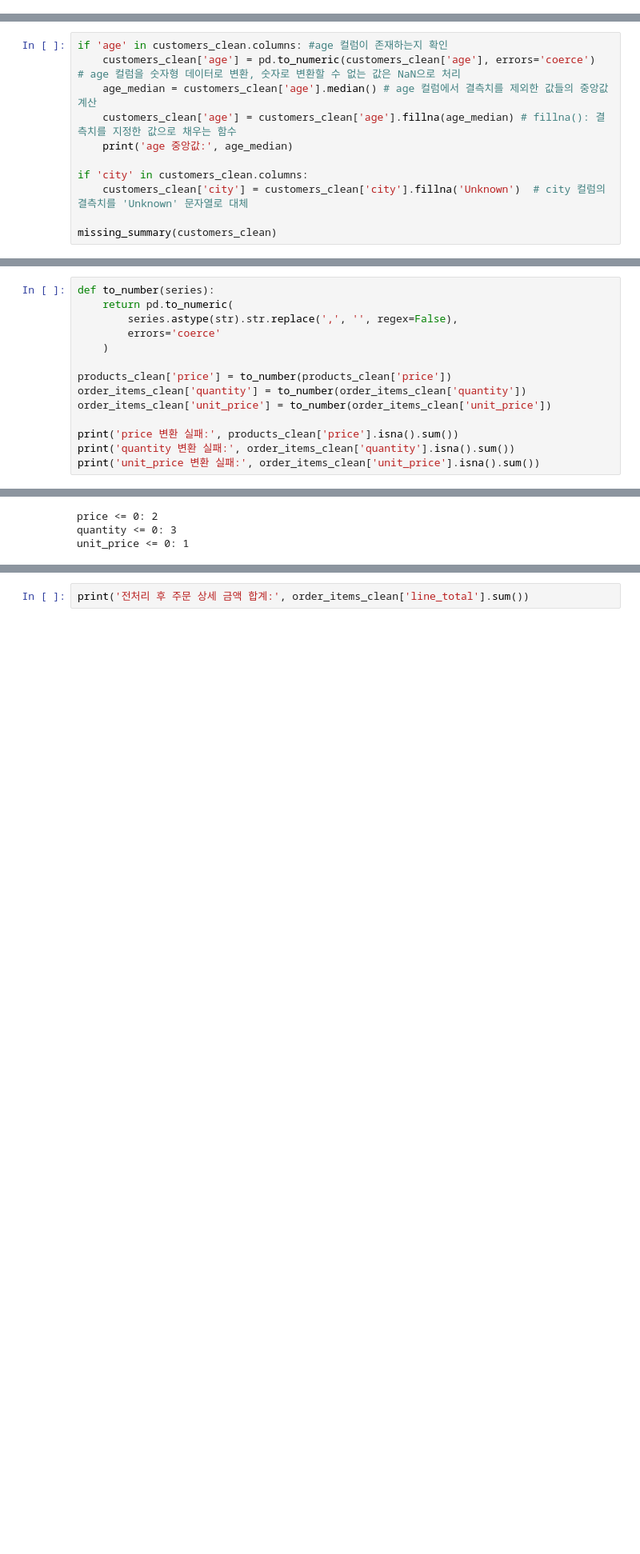
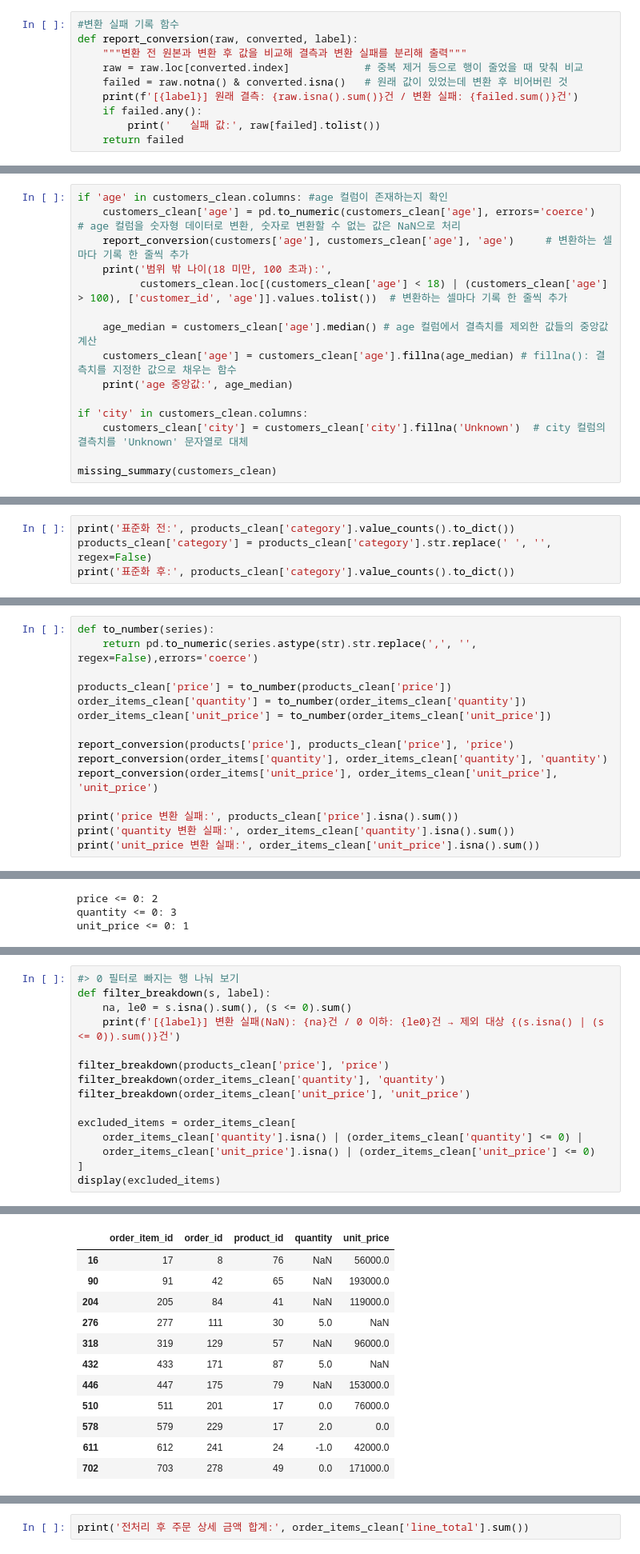
Before and after one commit to Chloe-Hyebin-Kim/llm-data-analysis-course, a Jupyter notebook: practice/chapter05/chapter05.ipynb, the cells around one changed output, grey strips where cells are left out. Shown at 80% size. Cells and saved outputs as stored; diff of their text form; blank space fills up the shorter version.

````diff
--- a/practice/chapter05/chapter05.ipynb
+++ b/practice/chapter05/chapter05.ipynb
@@ -233,6 +233,16 @@ missing_summary(customers_clean)
 | customer_id | 0 | 0.00 |
 | gender | 0 | 0.00 |
 | signup_date | 0 | 0.00 |
+# %%
+#변환 실패 기록 함수
+def report_conversion(raw, converted, label):
+    """변환 전 원본과 변환 후 값을 비교해 결측과 변환 실패를 분리해 출력"""
+    raw = raw.loc[converted.index]            # 중복 제거 등으로 행이 줄었을 때 맞춰 비교
+    failed = raw.notna() & converted.isna()   # 원래 값이 있었는데 변환 후 비어버린 것
+    print(f'[{label}] 원래 결측: {raw.isna().sum()}건 / 변환 실패: {failed.sum()}건')
+    if failed.any():
+        print('   실패 값:', raw[failed].tolist())
+    return failed
 # %% [markdown]
 ## 8. 결측치 처리하기
 
@@ -245,6 +255,10 @@ missing_summary(customers_clean)
 # %%
 if 'age' in customers_clean.columns: #age 컬럼이 존재하는지 확인
     customers_clean['age'] = pd.to_numeric(customers_clean['age'], errors='coerce')  # age 컬럼을 숫자형 데이터로 변환, 숫자로 변환할 수 없는 값은 NaN으로 처리
+    report_conversion(customers['age'], customers_clean['age'], 'age')     # 변환하는 셀마다 기록 한 줄씩 추가
+    print('범위 밖 나이(18 미만, 100 초과):',
+          customers_clean.loc[(customers_clean['age'] < 18) | (customers_clean['age'] > 100), ['customer_id', 'age']].values.tolist())  # 변환하는 셀마다 기록 한 줄씩 추가
+
     age_median = customers_clean['age'].median() # age 컬럼에서 결측치를 제외한 값들의 중앙값 계산
     customers_clean['age'] = customers_clean['age'].fillna(age_median) # fillna(): 결측치를 지정한 값으로 채우는 함수
     print('age 중앙값:', age_median)
@@ -380,3 +397,7 @@ refund         1
 REFUNDED       1
 환불             1
 Name: count, dtype: int64
+# %%
+print('표준화 전:', products_clean['category'].value_counts().to_dict())
+products_clean['category'] = products_clean['category'].str.replace(' ', '', regex=False)
+print('표준화 후:', products_clean['category'].value_counts().to_dict())
@@ -454,15 +491,16 @@ signup_date 변환 실패: 2
 가격, 수량, 단가는 숫자처럼 보여도 문자열일 수 있습니다. 특히 `10,000`처럼 쉼표가 들어간 값은 바로 계산하기 어렵습니다.
 # %%
 def to_number(series):
-    return pd.to_numeric(
-        series.astype(str).str.replace(',', '', regex=False),
-        errors='coerce'
-    )
+    return pd.to_numeric(series.astype(str).str.replace(',', '', regex=False),errors='coerce')
 
 products_clean['price'] = to_number(products_clean['price'])
 order_items_clean['quantity'] = to_number(order_items_clean['quantity'])
 order_items_clean['unit_price'] = to_number(order_items_clean['unit_price'])
 
+report_conversion(products['price'], products_clean['price'], 'price')
+report_conversion(order_items['quantity'], order_items_clean['quantity'], 'quantity')
+report_conversion(order_items['unit_price'], order_items_clean['unit_price'], 'unit_price')
+
 print('price 변환 실패:', products_clean['price'].isna().sum())
 print('quantity 변환 실패:', order_items_clean['quantity'].isna().sum())
 print('unit_price 변환 실패:', order_items_clean['unit_price'].isna().sum())
@@ -516,3 +560,19 @@ unit_price <= 0: 1
 ```
 
 실제 업무에서는 이 기준을 적용하기 전에 반드시 원본 시스템이나 담당자 확인이 필요합니다.
+# %%
+#> 0 필터로 빠지는 행 나눠 보기
+def filter_breakdown(s, label):
+    na, le0 = s.isna().sum(), (s <= 0).sum()
+    print(f'[{label}] 변환 실패(NaN): {na}건 / 0 이하: {le0}건 → 제외 대상 {(s.isna() | (s <= 0)).sum()}건')
+
+filter_breakdown(products_clean['price'], 'price')
+filter_breakdown(order_items_clean['quantity'], 'quantity')
+filter_breakdown(order_items_clean['unit_price'], 'unit_price')
+
+excluded_items = order_items_clean[
+    order_items_clean['quantity'].isna() | (order_items_clean['quantity'] <= 0) |
+    order_items_clean['unit_price'].isna() | (order_items_clean['unit_price'] <= 0)
+]
+display(excluded_items)
+# %% [output]
@@ -518,0 +582,12 @@ unit_price <= 0: 1
+|  | order_item_id | order_id | product_id | quantity | unit_price |
+| 16 | 17 | 8 | 76 | NaN | 56000.0 |
+| 90 | 91 | 42 | 65 | NaN | 193000.0 |
+| 204 | 205 | 84 | 41 | NaN | 119000.0 |
+| 276 | 277 | 111 | 30 | 5.0 | NaN |
+| 318 | 319 | 129 | 57 | NaN | 96000.0 |
+| 432 | 433 | 171 | 87 | 5.0 | NaN |
+| 446 | 447 | 175 | 79 | NaN | 153000.0 |
+| 510 | 511 | 201 | 17 | 0.0 | 76000.0 |
+| 578 | 579 | 229 | 17 | 2.0 | 0.0 |
+| 611 | 612 | 241 | 24 | -1.0 | 42000.0 |
+| 702 | 703 | 278 | 49 | 0.0 | 171000.0 |
````
Also changed, not shown: parts of 10 cells of this notebook, 7 other files.
